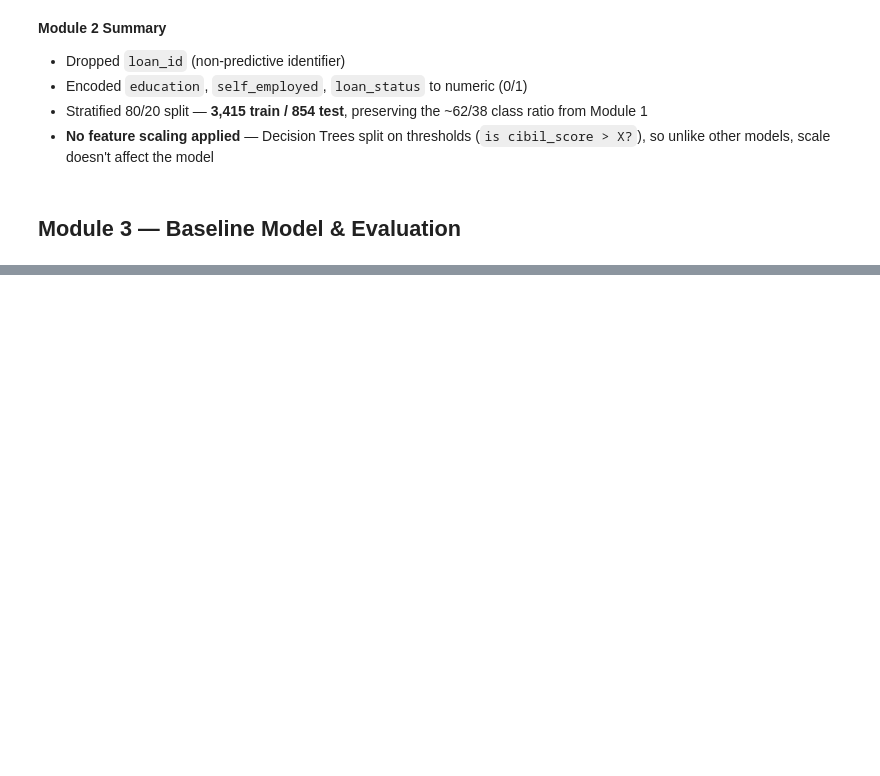
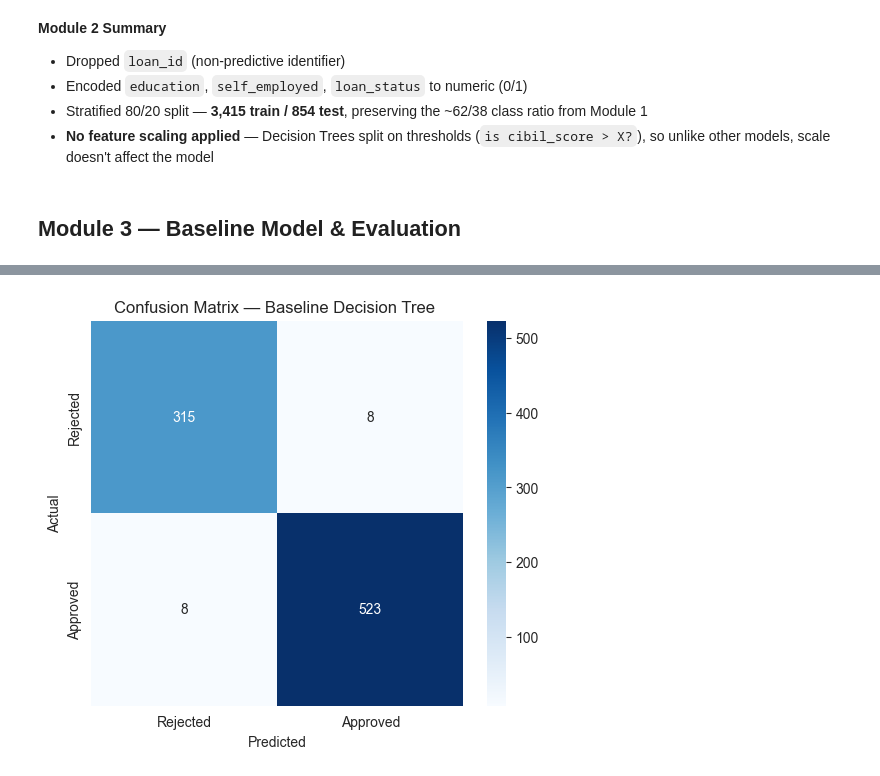
Before and after one commit to Shreyashs-dg/decision-tree-loan-approval, a Jupyter notebook: notebooks/loan_approval_decision_tree.ipynb, the cells around one changed output, grey strips where cells are left out. Saved outputs shown, nothing was run; the diff lists cells and outputs as text; code cells hidden in the pictures; blank space fills up the shorter version.

Commit message:
Done with the base model

```diff
--- a/notebooks/loan_approval_decision_tree.ipynb
+++ b/notebooks/loan_approval_decision_tree.ipynb
@@ -209,9 +213,7 @@ loan_status                   int64
 dtype: object
 # %%
-from sklearn.model_selection import train_test_split
-
-X= df.drop('loan_status',axis=1)
-y = df['loan_status']
+X= df_model.drop('loan_status',axis=1)
+y = df_model['loan_status']
 X_train,X_test,y_train,y_test = train_test_split(X,y,test_size=0.2,random_state=42,stratify=y)
 print("Train shape:", X_train.shape, "Test shape:", X_test.shape)
 # %% [output]
@@ -241,3 +243,18 @@ Name: proportion, dtype: float64
 - **No feature scaling applied** — Decision Trees split on thresholds (`is cibil_score > X?`), so unlike other models, scale doesn't affect the model
 # %% [markdown]
 ## Module 3 — Baseline Model & Evaluation
+# %%
+baseline_model = DecisionTreeClassifier(random_state=42)
+baseline_model.fit(X_train, y_train)
+
+train_pred = baseline_model.predict(X_train)
+test_pred = baseline_model.predict(X_test)
+
+train_acc = accuracy_score(y_train, train_pred)
+test_acc = accuracy_score(y_test, test_pred)
+
+print(f"Baseline Train Accuracy: {train_acc:.4f}")
+print(f"Baseline Test Accuracy:  {test_acc:.4f}")
+print(f"Accuracy Gap : {train_acc - test_acc:.4f}")
+print(f"\nTree depth used: {baseline_model.get_depth()}")
+print(f"Number of leaves: {baseline_model.get_n_leaves()}")
@@ -243,0 +282,13 @@ Name: proportion, dtype: float64
+# %%
+cm = confusion_matrix(y_test, test_pred)
+
+plt.figure(figsize=(6, 5))
+sns.heatmap(cm, annot=True, fmt='d', cmap='Blues',
+            xticklabels=['Rejected', 'Approved'], yticklabels=['Rejected', 'Approved'])
+plt.title('Confusion Matrix — Baseline Decision Tree ')
+plt.ylabel('Actual')
+plt.xlabel('Predicted')
+plt.savefig("../images/Confusion_matrics.png",dpi=300)
+plt.show()
+# %% [output]
+[figure, added]
```
Also changed, not shown: parts of 10 cells of this notebook, 2 other files.
